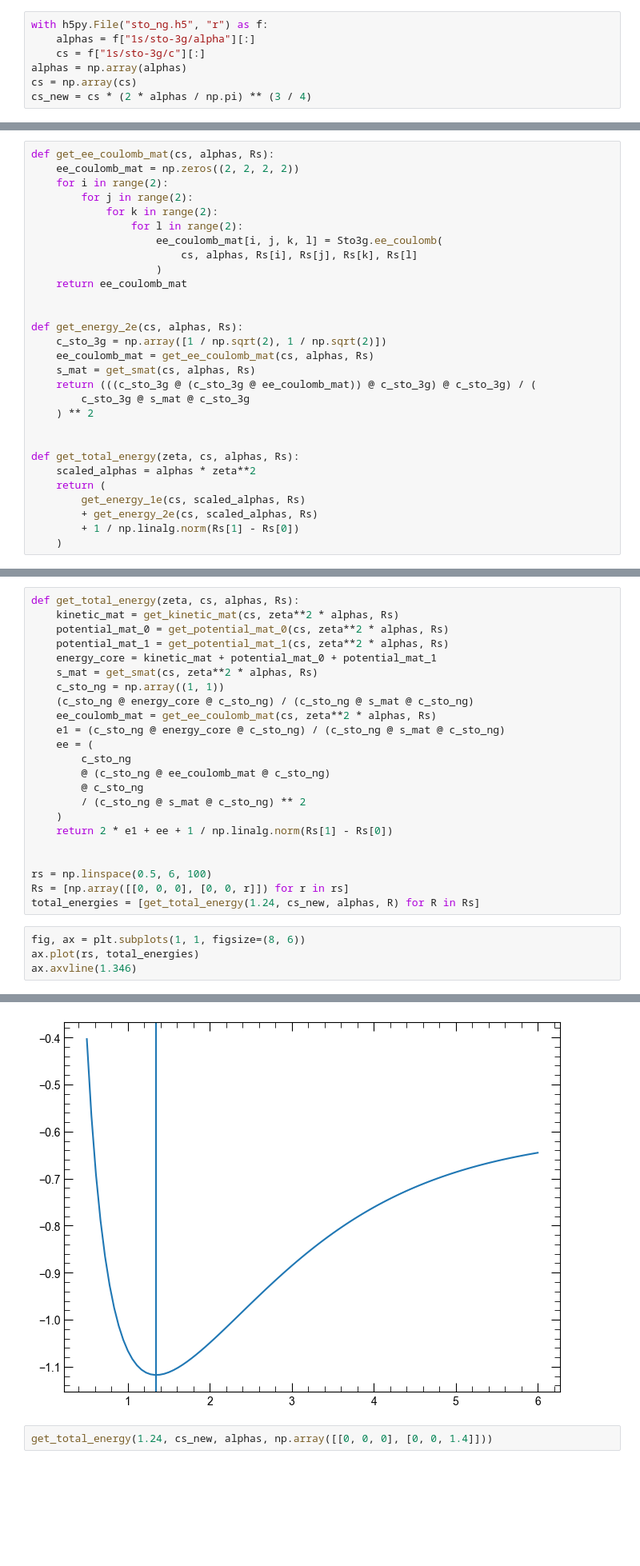
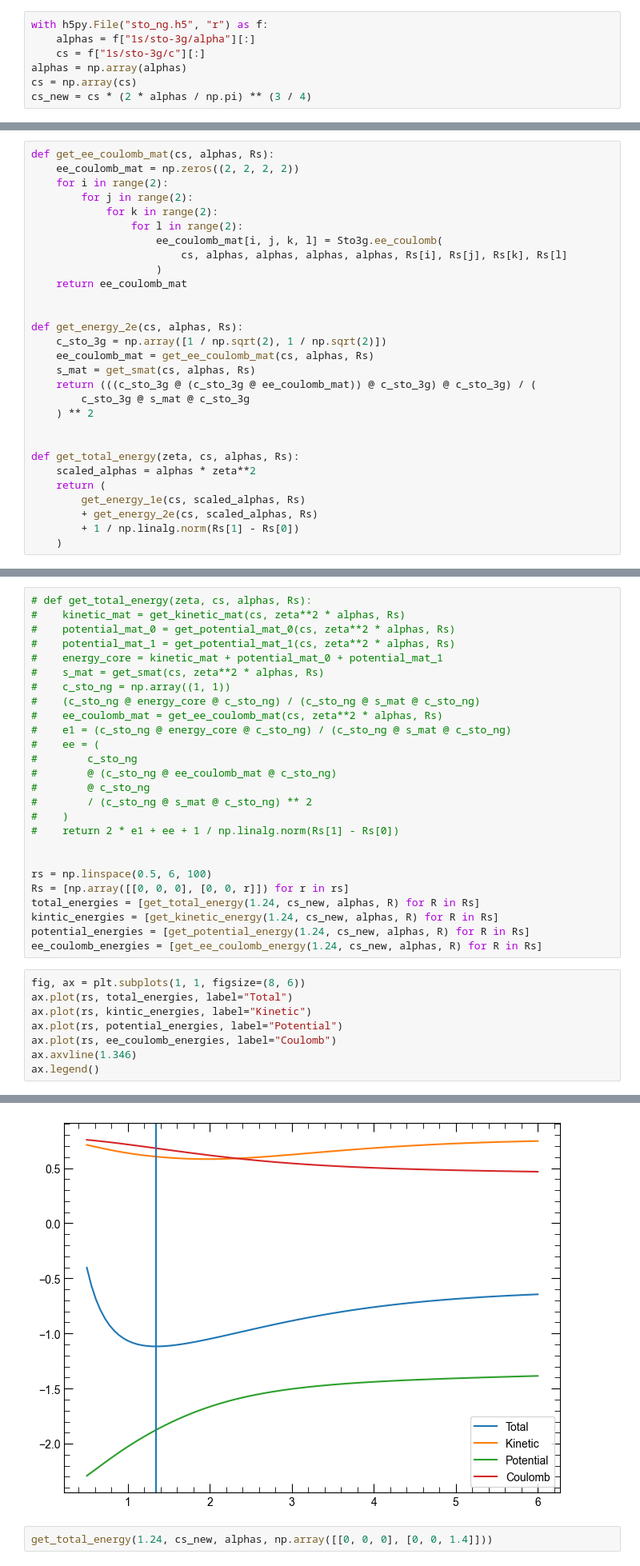
Before and after one commit to yamashun99/molecule, a Jupyter notebook: examples/h2_sto3g.ipynb, the cells around one changed output, grey strips where cells are left out. Shown: that part at 80% size. Cells and saved outputs as stored; diff of their text form; blank space fills up the shorter version.

```diff
--- a/examples/h2_sto3g.ipynb
+++ b/examples/h2_sto3g.ipynb
@@ -113,7 +117,7 @@ def get_ee_coulomb_mat(cs, alphas, Rs):
             for k in range(2):
                 for l in range(2):
                     ee_coulomb_mat[i, j, k, l] = Sto3g.ee_coulomb(
-                        cs, alphas, Rs[i], Rs[j], Rs[k], Rs[l]
+                        cs, alphas, alphas, alphas, alphas, Rs[i], Rs[j], Rs[k], Rs[l]
                     )
     return ee_coulomb_mat
 
@@ -137,28 +184,35 @@ def get_total_energy(zeta, cs, alphas, Rs):
 # %%
-def get_total_energy(zeta, cs, alphas, Rs):
-    kinetic_mat = get_kinetic_mat(cs, zeta**2 * alphas, Rs)
-    potential_mat_0 = get_potential_mat_0(cs, zeta**2 * alphas, Rs)
-    potential_mat_1 = get_potential_mat_1(cs, zeta**2 * alphas, Rs)
-    energy_core = kinetic_mat + potential_mat_0 + potential_mat_1
-    s_mat = get_smat(cs, zeta**2 * alphas, Rs)
-    c_sto_ng = np.array((1, 1))
-    (c_sto_ng @ energy_core @ c_sto_ng) / (c_sto_ng @ s_mat @ c_sto_ng)
-    ee_coulomb_mat = get_ee_coulomb_mat(cs, zeta**2 * alphas, Rs)
-    e1 = (c_sto_ng @ energy_core @ c_sto_ng) / (c_sto_ng @ s_mat @ c_sto_ng)
-    ee = (
-        c_sto_ng
-        @ (c_sto_ng @ ee_coulomb_mat @ c_sto_ng)
-        @ c_sto_ng
-        / (c_sto_ng @ s_mat @ c_sto_ng) ** 2
-    )
-    return 2 * e1 + ee + 1 / np.linalg.norm(Rs[1] - Rs[0])
+# def get_total_energy(zeta, cs, alphas, Rs):
+#    kinetic_mat = get_kinetic_mat(cs, zeta**2 * alphas, Rs)
+#    potential_mat_0 = get_potential_mat_0(cs, zeta**2 * alphas, Rs)
+#    potential_mat_1 = get_potential_mat_1(cs, zeta**2 * alphas, Rs)
+#    energy_core = kinetic_mat + potential_mat_0 + potential_mat_1
+#    s_mat = get_smat(cs, zeta**2 * alphas, Rs)
+#    c_sto_ng = np.array((1, 1))
+#    (c_sto_ng @ energy_core @ c_sto_ng) / (c_sto_ng @ s_mat @ c_sto_ng)
+#    ee_coulomb_mat = get_ee_coulomb_mat(cs, zeta**2 * alphas, Rs)
+#    e1 = (c_sto_ng @ energy_core @ c_sto_ng) / (c_sto_ng @ s_mat @ c_sto_ng)
+#    ee = (
+#        c_sto_ng
+#        @ (c_sto_ng @ ee_coulomb_mat @ c_sto_ng)
+#        @ c_sto_ng
+#        / (c_sto_ng @ s_mat @ c_sto_ng) ** 2
+#    )
+#    return 2 * e1 + ee + 1 / np.linalg.norm(Rs[1] - Rs[0])
 
 
 rs = np.linspace(0.5, 6, 100)
 Rs = [np.array([[0, 0, 0], [0, 0, r]]) for r in rs]
 total_energies = [get_total_energy(1.24, cs_new, alphas, R) for R in Rs]
+kintic_energies = [get_kinetic_energy(1.24, cs_new, alphas, R) for R in Rs]
+potential_energies = [get_potential_energy(1.24, cs_new, alphas, R) for R in Rs]
+ee_coulomb_energies = [get_ee_coulomb_energy(1.24, cs_new, alphas, R) for R in Rs]
 # %%
 fig, ax = plt.subplots(1, 1, figsize=(8, 6))
-ax.plot(rs, total_energies)
+ax.plot(rs, total_energies, label="Total")
+ax.plot(rs, kintic_energies, label="Kinetic")
+ax.plot(rs, potential_energies, label="Potential")
+ax.plot(rs, ee_coulomb_energies, label="Coulomb")
 ax.axvline(1.346)
+ax.legend()
 # %% [output]
@@ -166,4 +220,4 @@ ax.axvline(1.346)
-[figure, old version]
+[figure, new version]
 # %%
 get_total_energy(1.24, cs_new, alphas, np.array([[0, 0, 0], [0, 0, 1.4]]))
 # %% [output]
```
Also changed, not shown: parts of 6 cells of this notebook, 2 other files.
